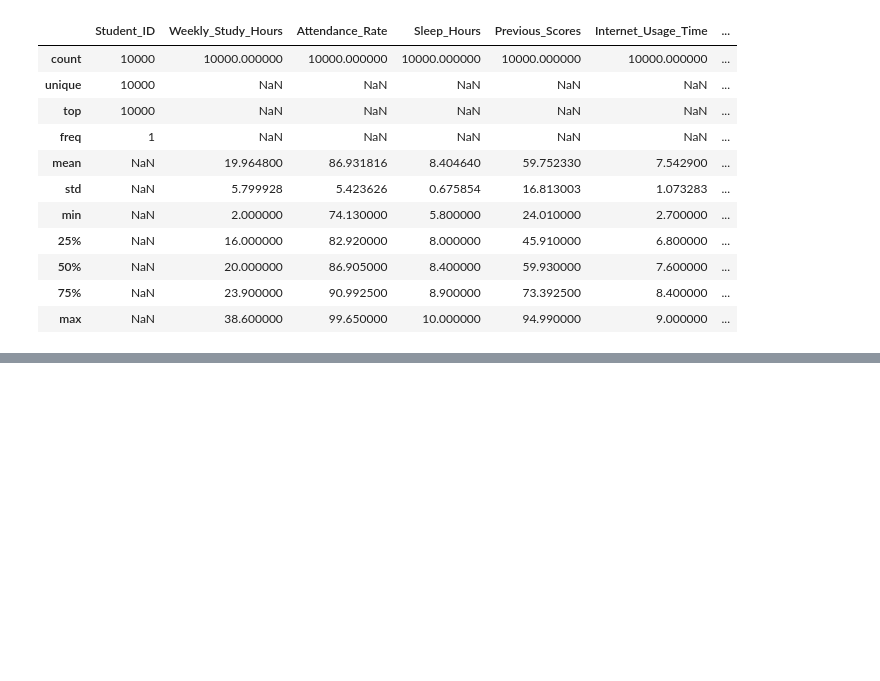
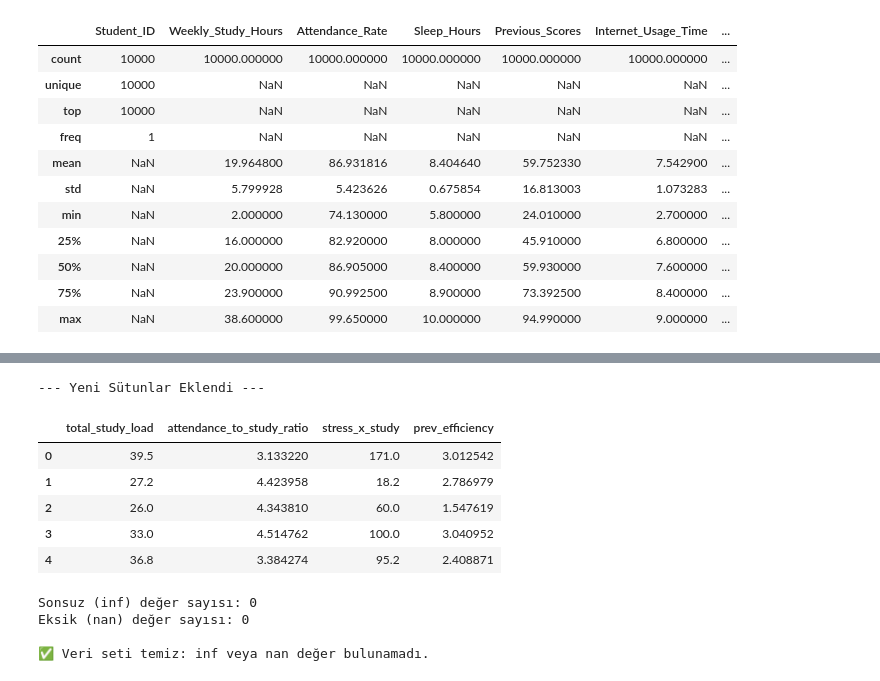
Before and after one commit to berkyyd/makine-ogrenmesi-apex, a Jupyter notebook: student_performance.ipynb, the cells around one changed output, grey strips where cells are left out. Saved outputs shown, nothing was run; the diff lists cells and outputs as text; code cells hidden in the pictures; blank space fills up the shorter version.

```diff
--- a/student_performance.ipynb
+++ b/student_performance.ipynb
@@ -592,0 +664,35 @@ display(df.describe(include='all'))
+# %%
+# 1) Yeni sütunları hesapla (Sıfıra bölünme hatası için payda +1 yapılmıştır)
+df['total_study_load'] = df['Weekly_Study_Hours'] + df['Practice_Exams_Passed']
+df['attendance_to_study_ratio'] = df['Attendance_Rate'] / (df['Weekly_Study_Hours'] + 1)
+df['stress_x_study'] = df['Stress_Level'] * df['Weekly_Study_Hours']
+df['prev_efficiency'] = df['Previous_Scores'] / (df['Weekly_Study_Hours'] + 1)
+
+print("--- Yeni Sütunlar Eklendi ---")
+# İlk 5 satırı yazdır
+display(df[['total_study_load', 'attendance_to_study_ratio', 'stress_x_study', 'prev_efficiency']].head())
+# %% [output]
+--- Yeni Sütunlar Eklendi ---
+|  | total_study_load | attendance_to_study_ratio | stress_x_study | prev_efficiency |
+| 0 | 39.5 | 3.133220 | 171.0 | 3.012542 |
+| 1 | 27.2 | 4.423958 | 18.2 | 2.786979 |
+| 2 | 26.0 | 4.343810 | 60.0 | 1.547619 |
+| 3 | 33.0 | 4.514762 | 100.0 | 3.040952 |
+| 4 | 36.8 | 3.384274 | 95.2 | 2.408871 |
+# %%
+# DÜZELTİLEN KISIM: Sadece sayısal değerler içinde inf ve nan kontrolü
+inf_count = df.isin([np.inf, -np.inf]).sum().sum()
+nan_count = df.isna().sum().sum()
+
+print(f"\nSonsuz (inf) değer sayısı: {inf_count}")
+print(f"Eksik (nan) değer sayısı: {nan_count}")
+
+if inf_count == 0 and nan_count == 0:
+    print("\n✅ Veri seti temiz: inf veya nan değer bulunamadı.")
+else:
+    print("\n⚠️ DİKKAT: Veride inf veya nan değerler oluştu, kontrol edilmeli!")
+# %% [output]
+Sonsuz (inf) değer sayısı: 0
+Eksik (nan) değer sayısı: 0
+
+✅ Veri seti temiz: inf veya nan değer bulunamadı.
```
Also changed, not shown: parts of 21 cells of this notebook, 1 other file.
